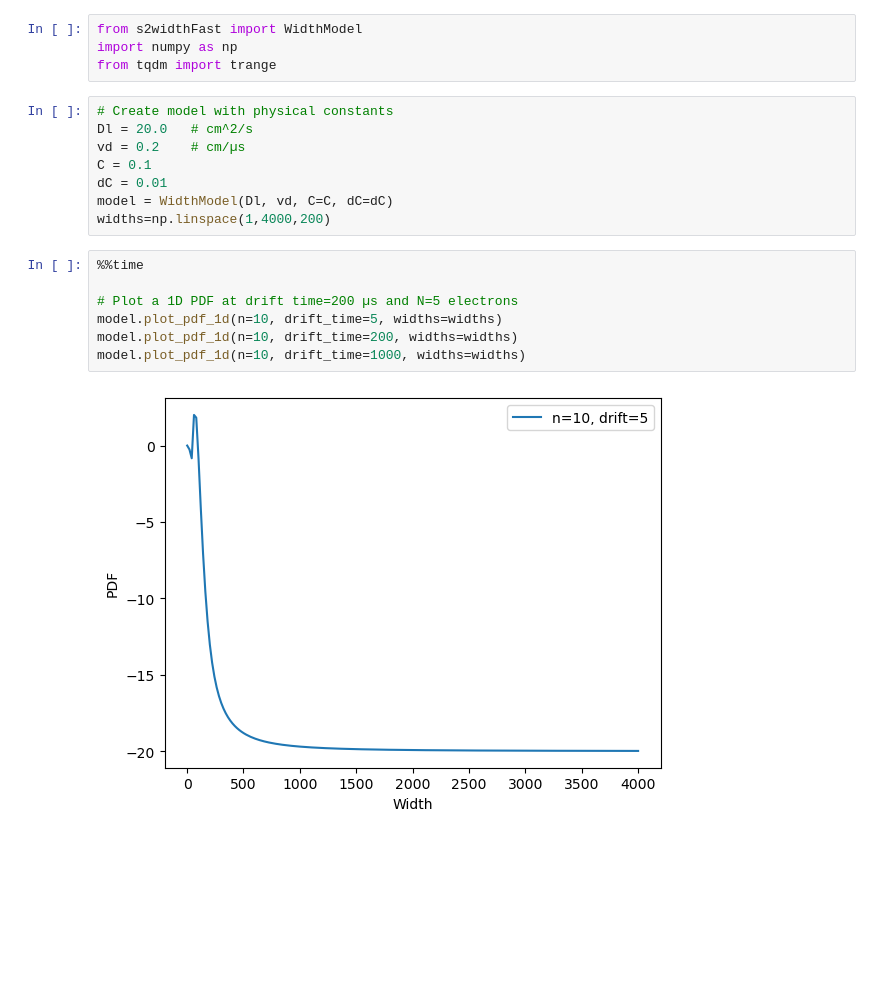
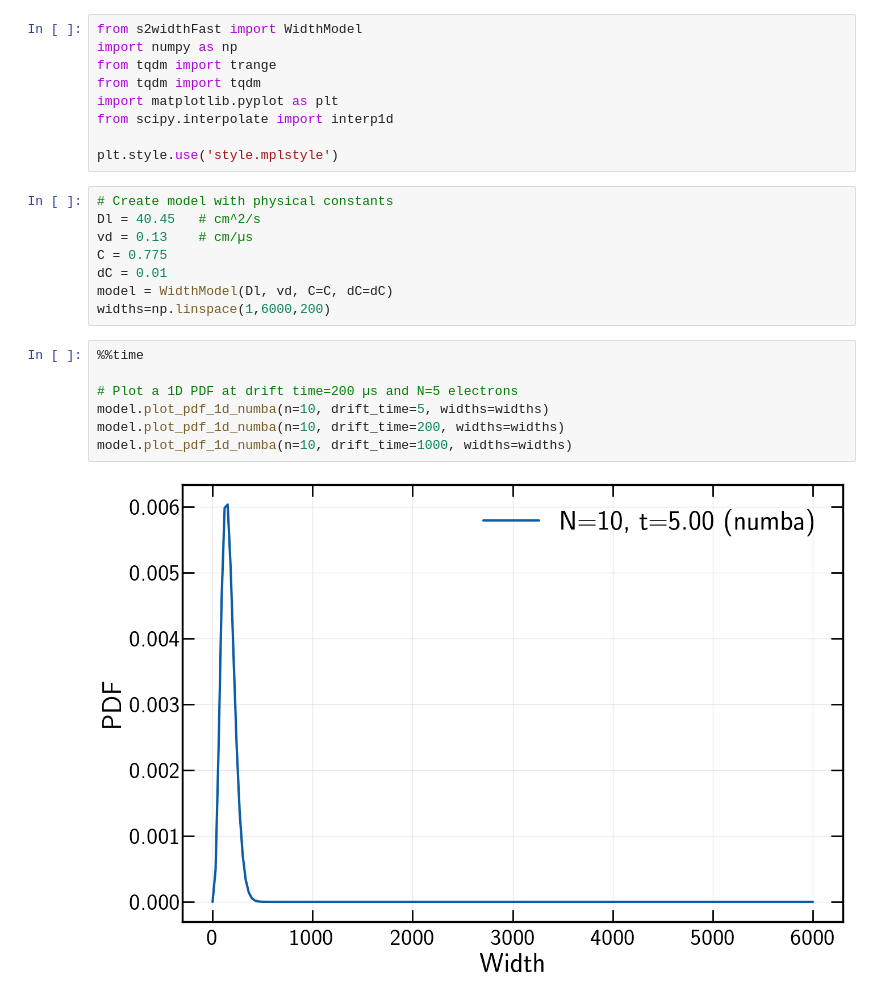
Before and after one commit to danieljameshunt/AccidentalWidthModelling, a Jupyter notebook: WidthModelTest-Fast.ipynb, the cells around one changed output. Drawn from its saved outputs; the diff is of its cells as text; blank space fills up the shorter version.

Commit message:
Added style file. Made fast jit and numba and parallelized calculations work. Started on notebook to demonstrate best drift field for accidental rejection

```diff
--- a/WidthModelTest-Fast.ipynb
+++ b/WidthModelTest-Fast.ipynb
@@ -2,20 +2,25 @@
 from s2widthFast import WidthModel
 import numpy as np
 from tqdm import trange
+from tqdm import tqdm
+import matplotlib.pyplot as plt
+from scipy.interpolate import interp1d
+
+plt.style.use('style.mplstyle')
 # %%
 # Create model with physical constants
-Dl = 20.0   # cm^2/s
-vd = 0.2    # cm/µs
-C = 0.1
+Dl = 40.45   # cm^2/s
+vd = 0.13    # cm/µs
+C = 0.775
 dC = 0.01
 model = WidthModel(Dl, vd, C=C, dC=dC)
-widths=np.linspace(1,4000,200)
+widths=np.linspace(1,6000,200)
 # %%
 %%time
 
 # Plot a 1D PDF at drift time=200 µs and N=5 electrons
-model.plot_pdf_1d(n=10, drift_time=5, widths=widths)
-model.plot_pdf_1d(n=10, drift_time=200, widths=widths)
-model.plot_pdf_1d(n=10, drift_time=1000, widths=widths)
+model.plot_pdf_1d_numba(n=10, drift_time=5, widths=widths)
+model.plot_pdf_1d_numba(n=10, drift_time=200, widths=widths)
+model.plot_pdf_1d_numba(n=10, drift_time=1000, widths=widths)
 # %% [output]
-[figure, old version]
+[figure, new version]
```
Also changed, not shown: parts of 16 cells of this notebook, 4 other files.
